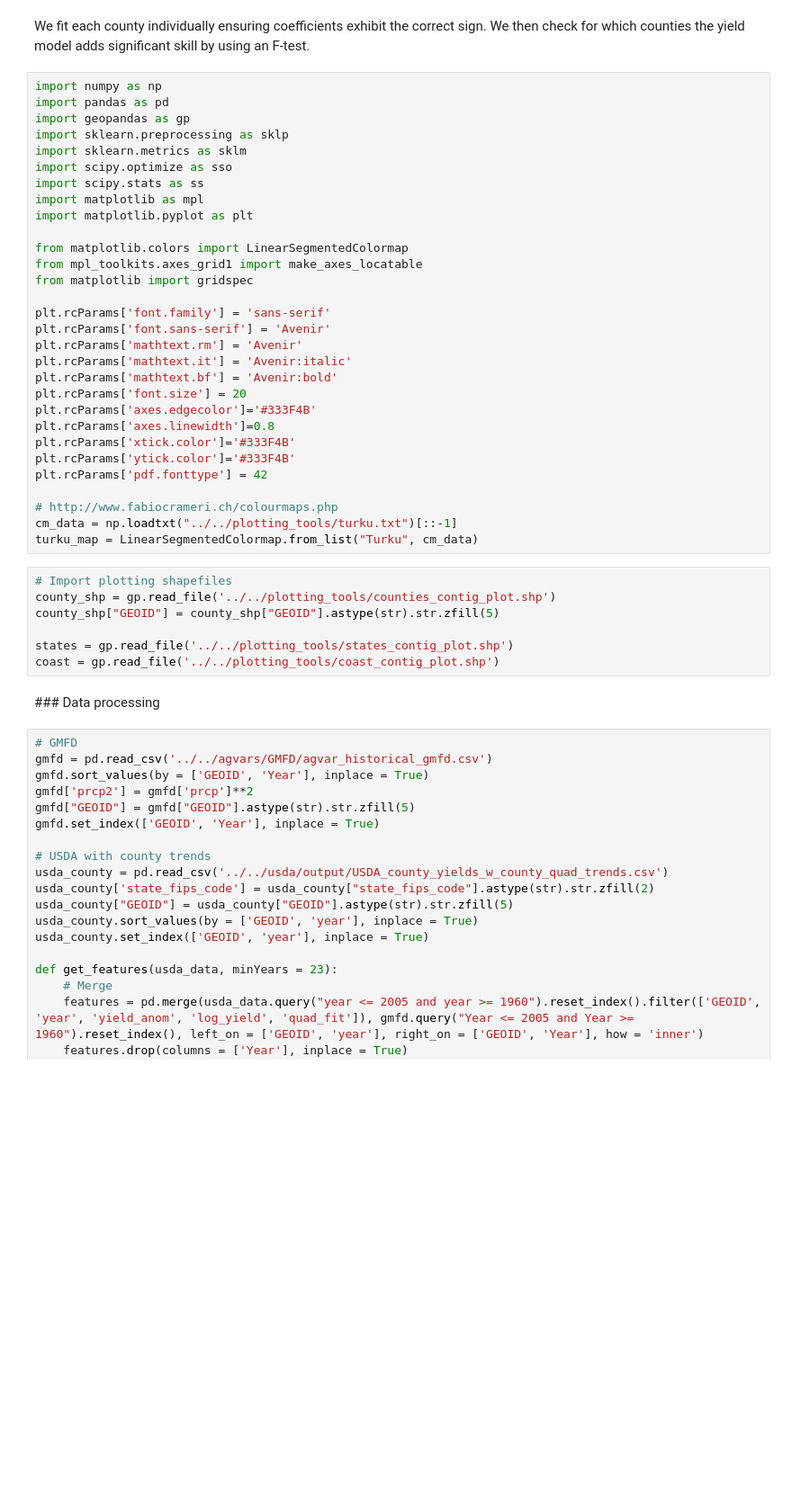
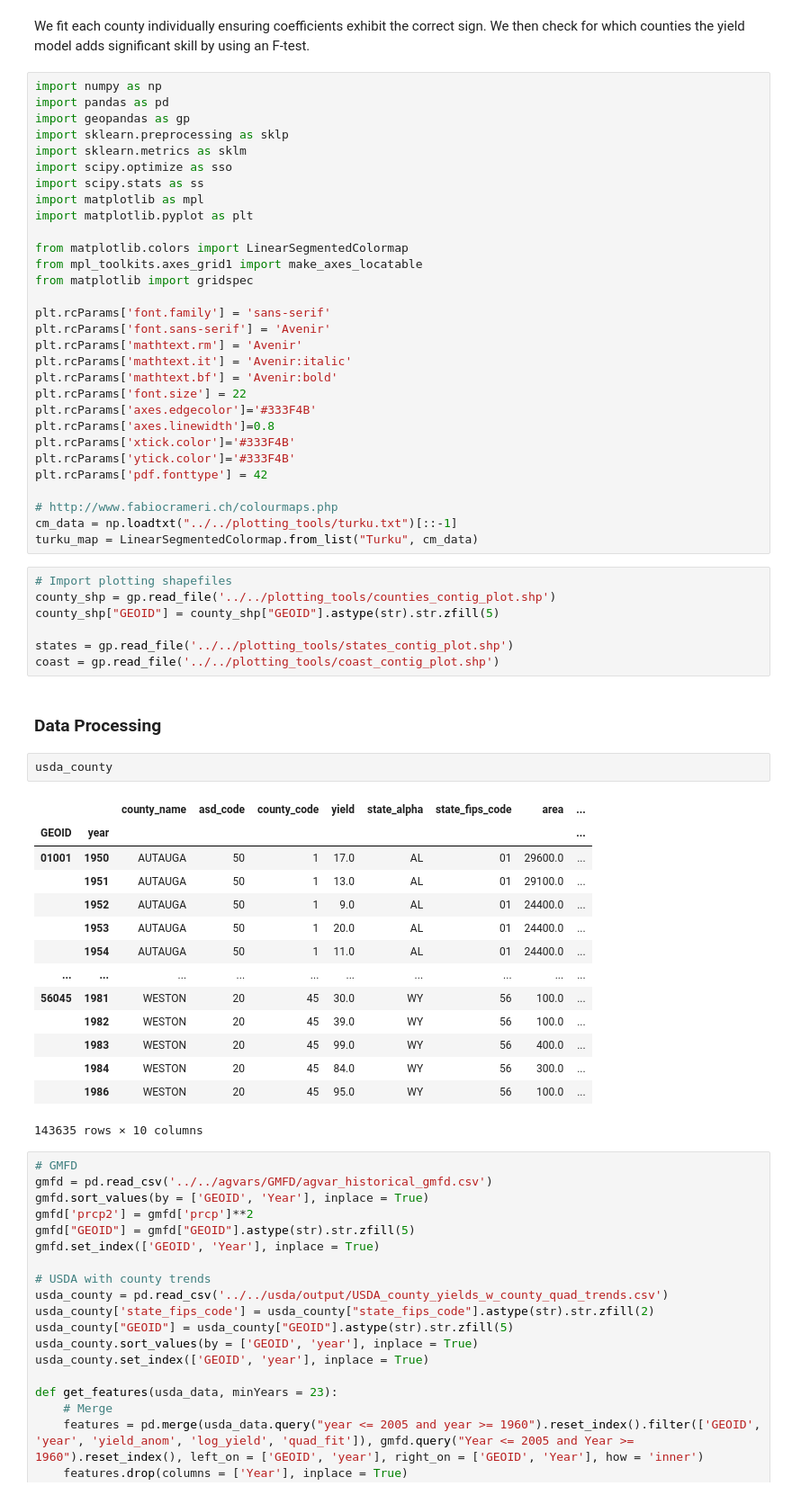
Before and after one commit to david0811/BCSD_CornYields_UQ, a Jupyter notebook: ag_model/fit_model/ag_model_fit.ipynb, the cells around one changed output. Shown at 90% size. Saved outputs shown, nothing was run; the diff lists cells and outputs as text; blank space fills up the shorter version.

```diff
--- a/ag_model/fit_model/ag_model_fit.ipynb
+++ b/ag_model/fit_model/ag_model_fit.ipynb
@@ -22,7 +22,7 @@ plt.rcParams['font.sans-serif'] = 'Avenir'
 plt.rcParams['mathtext.rm'] = 'Avenir'
 plt.rcParams['mathtext.it'] = 'Avenir:italic'
 plt.rcParams['mathtext.bf'] = 'Avenir:bold'
-plt.rcParams['font.size'] = 20
+plt.rcParams['font.size'] = 22
 plt.rcParams['axes.edgecolor']='#333F4B'
 plt.rcParams['axes.linewidth']=0.8
 plt.rcParams['xtick.color']='#333F4B'
@@ -40,7 +40,24 @@ county_shp["GEOID"] = county_shp["GEOID"].astype(str).str.zfill(5)
 states = gp.read_file('../../plotting_tools/states_contig_plot.shp')
 coast = gp.read_file('../../plotting_tools/coast_contig_plot.shp')
 # %% [markdown]
-### Data processing
+### Data Processing
+# %%
+usda_county
+# %% [output]
+|  |  | county_name | asd_code | county_code | yield | state_alpha | state_fips_code | area | ... |
+| GEOID | year |  |  |  |  |  |  |  | ... |
+| 01001 | 1950 | AUTAUGA | 50 | 1 | 17.0 | AL | 01 | 29600.0 | ... |
+|  | 1951 | AUTAUGA | 50 | 1 | 13.0 | AL | 01 | 29100.0 | ... |
+|  | 1952 | AUTAUGA | 50 | 1 | 9.0 | AL | 01 | 24400.0 | ... |
+|  | 1953 | AUTAUGA | 50 | 1 | 20.0 | AL | 01 | 24400.0 | ... |
+|  | 1954 | AUTAUGA | 50 | 1 | 11.0 | AL | 01 | 24400.0 | ... |
+| ... | ... | ... | ... | ... | ... | ... | ... | ... | ... |
+| 56045 | 1981 | WESTON | 20 | 45 | 30.0 | WY | 56 | 100.0 | ... |
+|  | 1982 | WESTON | 20 | 45 | 39.0 | WY | 56 | 100.0 | ... |
+|  | 1983 | WESTON | 20 | 45 | 99.0 | WY | 56 | 400.0 | ... |
+|  | 1984 | WESTON | 20 | 45 | 84.0 | WY | 56 | 300.0 | ... |
+|  | 1986 | WESTON | 20 | 45 | 95.0 | WY | 56 | 100.0 | ... |
+143635 rows × 10 columns
 # %%
 # GMFD
 gmfd = pd.read_csv('../../agvars/GMFD/agvar_historical_gmfd.csv')
```
Also changed, not shown: parts of 2 cells of this notebook, 13 other files.
